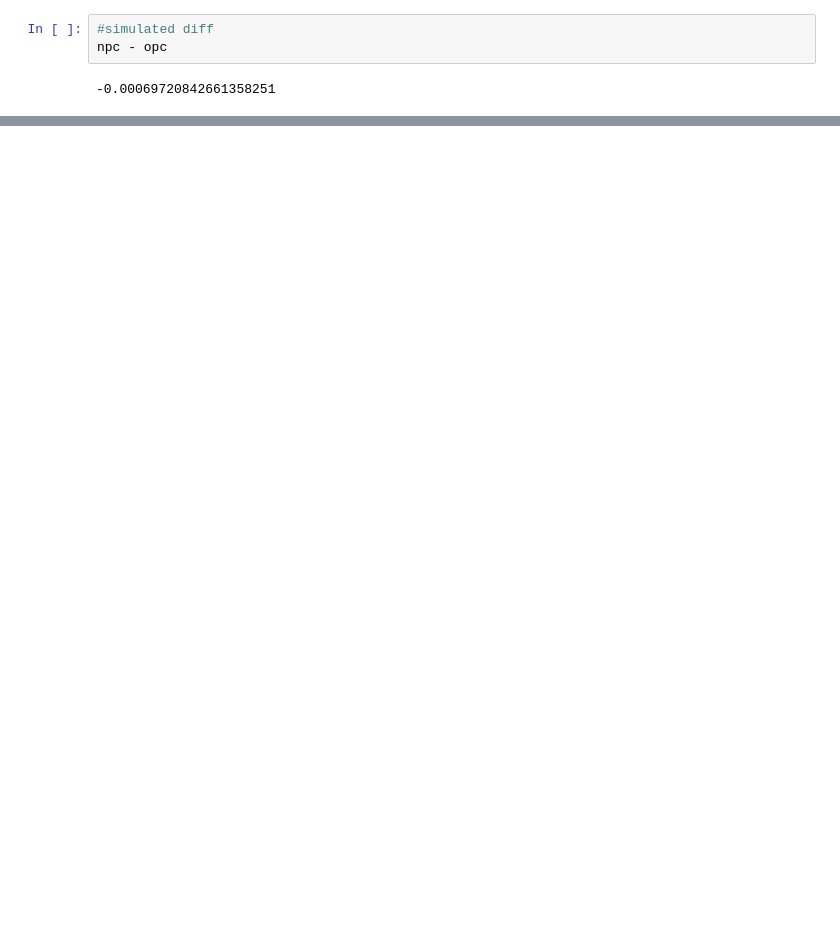
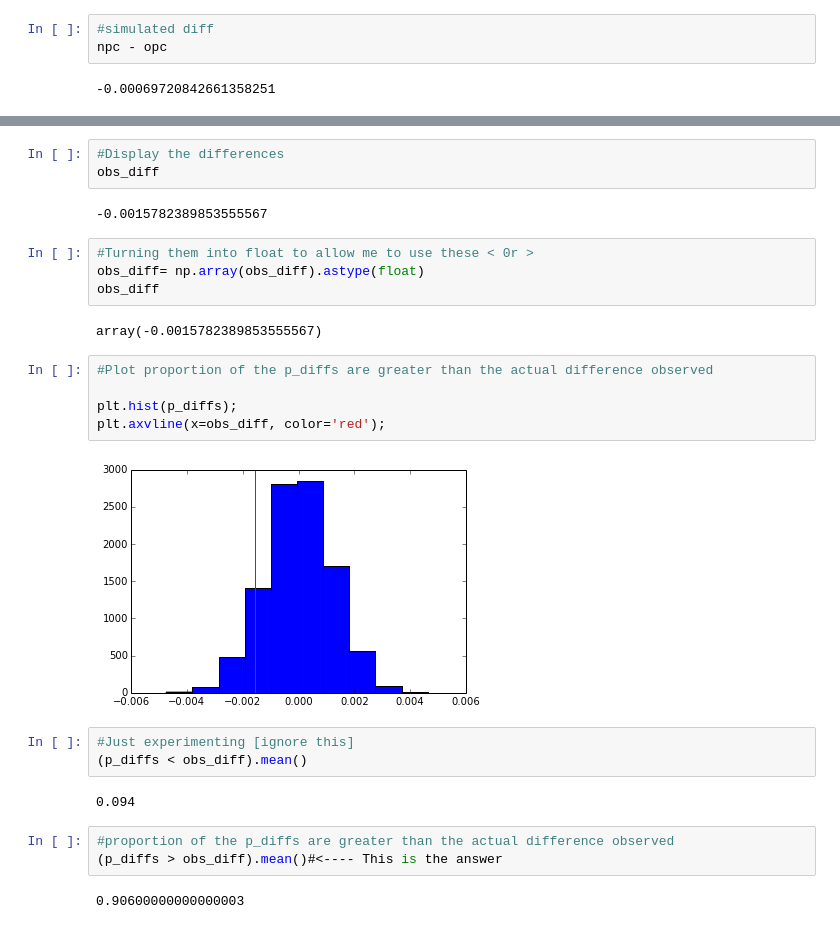
Before and after one commit to kpullak/Analyze-A-B-Testing, a Jupyter notebook: abtesting.ipynb, the cells around one changed output, grey strips where cells are left out. Cells and saved outputs as stored; diff of their text form; blank space fills up the shorter version.

```diff
--- a/abtesting.ipynb
+++ b/abtesting.ipynb
@@ -297,0 +352,28 @@ npc - opc
+# %%
+#Display the differences
+obs_diff
+# %% [output]
+-0.0015782389853555567
+# %%
+#Turning them into float to allow me to use these < 0r >
+obs_diff= np.array(obs_diff).astype(float)
+obs_diff
+# %% [output]
+array(-0.0015782389853555567)
+# %%
+#Plot proportion of the p_diffs are greater than the actual difference observed
+
+plt.hist(p_diffs);
+plt.axvline(x=obs_diff, color='red');
+# %% [output]
+[figure, added]
+# %%
+#Just experimenting [ignore this]
+(p_diffs < obs_diff).mean()
+# %% [output]
+0.094
+# %%
+#proportion of the p_diffs are greater than the actual difference observed
+(p_diffs > obs_diff).mean()#<---- This is the answer
+# %% [output]
+0.90600000000000003
```
Also changed, not shown: parts of 18 cells of this notebook.
